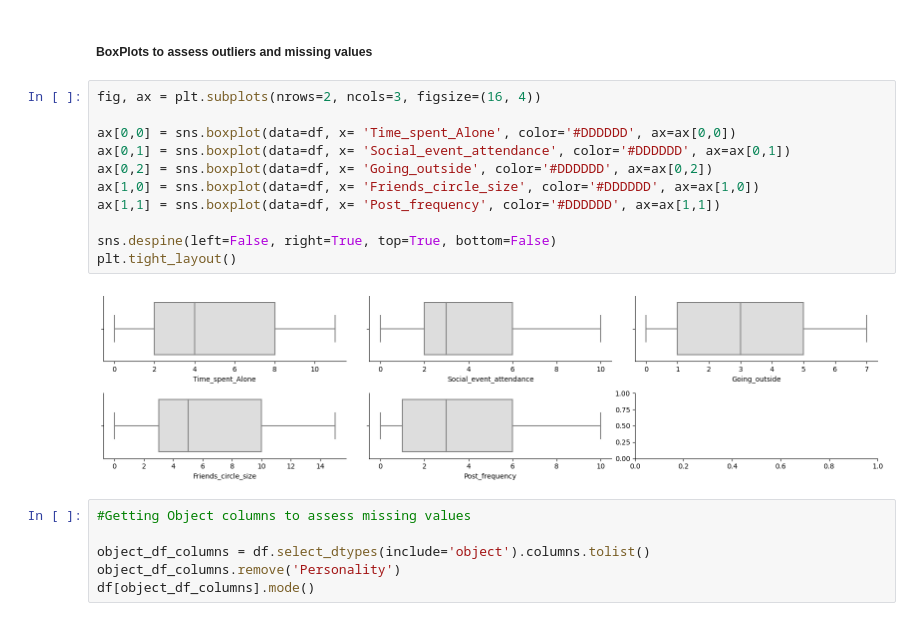
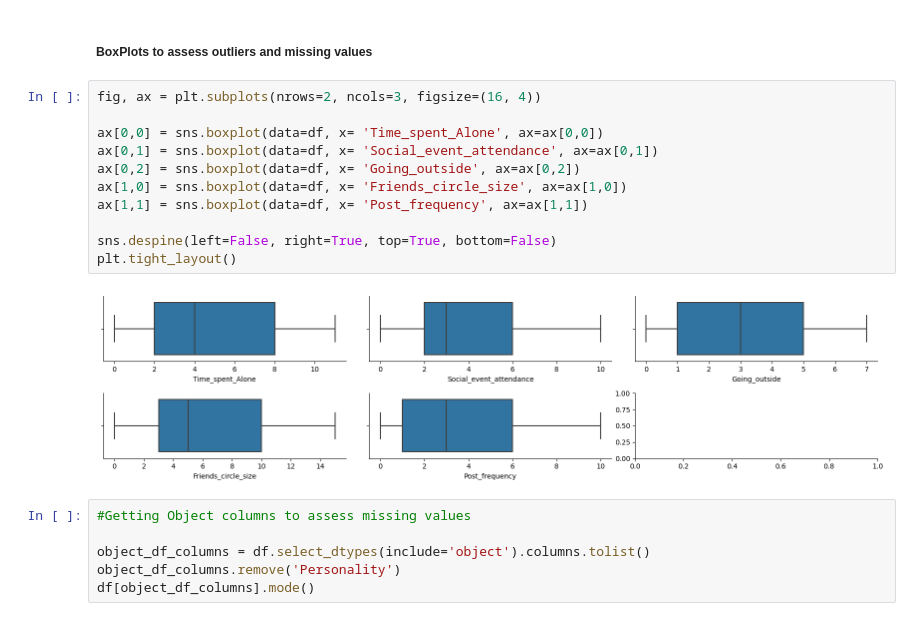
Before and after one commit to LeonardoTerra/Kaggle, a Jupyter notebook: Behavior Traits Eda.ipynb, the cells around one changed output. Drawn from its saved outputs; the diff is of its cells as text.

```diff
--- a/Behavior Traits Eda.ipynb
+++ b/Behavior Traits Eda.ipynb
@@ -114,16 +114,16 @@ numeric_df_columns
 # %%
 fig, ax = plt.subplots(nrows=2, ncols=3, figsize=(16, 4))
 
-ax[0,0] = sns.boxplot(data=df, x= 'Time_spent_Alone', color='#DDDDDD', ax=ax[0,0])
-ax[0,1] = sns.boxplot(data=df, x= 'Social_event_attendance', color='#DDDDDD', ax=ax[0,1])
-ax[0,2] = sns.boxplot(data=df, x= 'Going_outside', color='#DDDDDD', ax=ax[0,2])
-ax[1,0] = sns.boxplot(data=df, x= 'Friends_circle_size', color='#DDDDDD', ax=ax[1,0])
-ax[1,1] = sns.boxplot(data=df, x= 'Post_frequency', color='#DDDDDD', ax=ax[1,1])
+ax[0,0] = sns.boxplot(data=df, x= 'Time_spent_Alone', ax=ax[0,0])
+ax[0,1] = sns.boxplot(data=df, x= 'Social_event_attendance', ax=ax[0,1])
+ax[0,2] = sns.boxplot(data=df, x= 'Going_outside', ax=ax[0,2])
+ax[1,0] = sns.boxplot(data=df, x= 'Friends_circle_size', ax=ax[1,0])
+ax[1,1] = sns.boxplot(data=df, x= 'Post_frequency', ax=ax[1,1])
 
 sns.despine(left=False, right=True, top=True, bottom=False)
 plt.tight_layout()
 # %% [output]
-[figure, old version]
+[figure, new version]
 # %%
 #Getting Object columns to assess missing values
 
```
Also changed, not shown: parts of 4 cells of this notebook.
